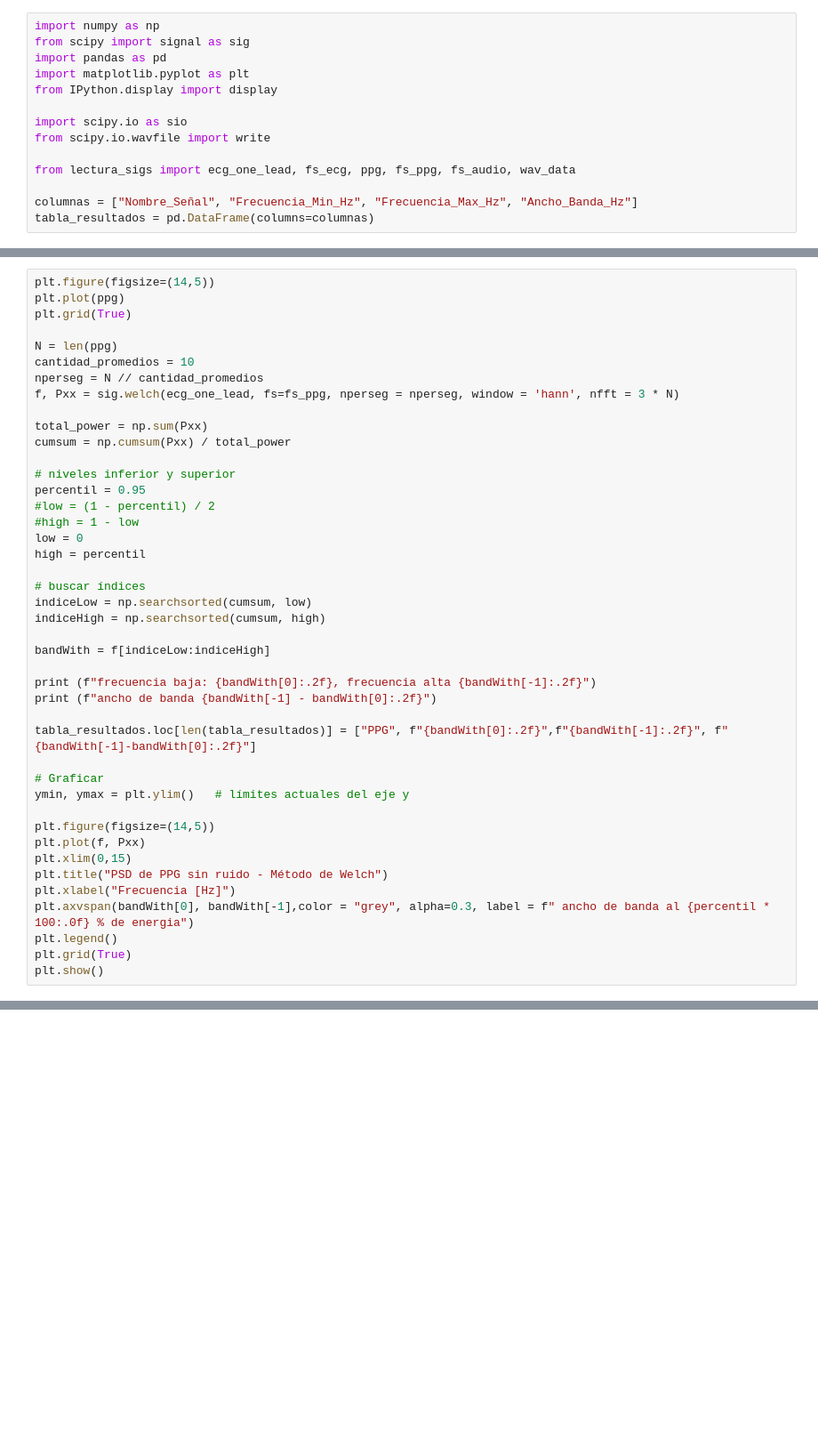
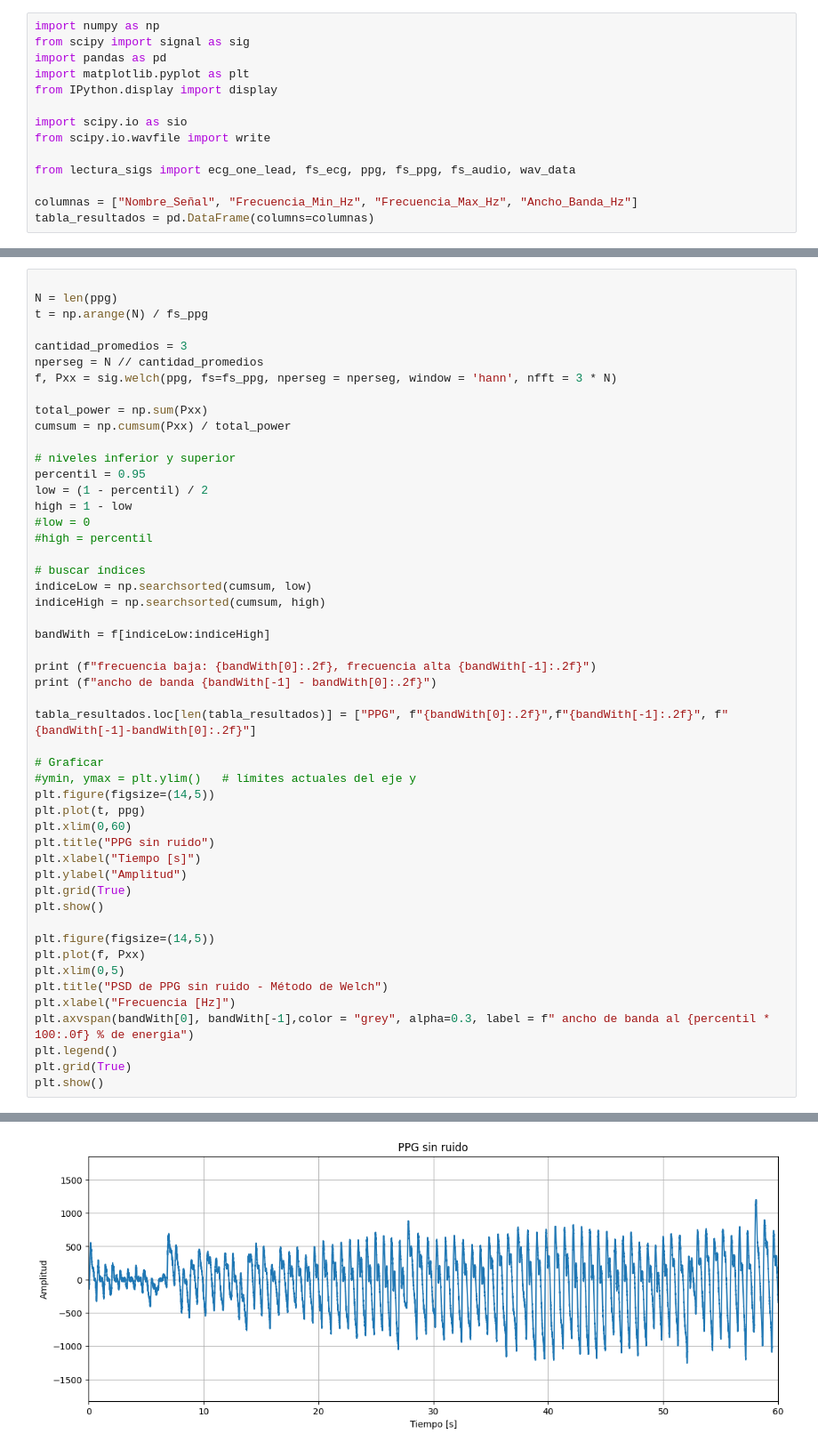
Before and after one commit to mugalperin-dev/APS-Trabajos, a Jupyter notebook: TS5/TS5_Huber_Galperin.ipynb, the cells around one changed output, grey strips where cells are left out. Shown at 89% size. Drawn from its saved outputs; the diff is of its cells as text; blank space fills up the shorter version.

```diff
--- a/TS5/TS5_Huber_Galperin.ipynb
+++ b/TS5/TS5_Huber_Galperin.ipynb
@@ -93,22 +97,21 @@ ancho de banda 22.77
 # %%
-plt.figure(figsize=(14,5))
-plt.plot(ppg)
-plt.grid(True)
 
 N = len(ppg)
-cantidad_promedios = 10
+t = np.arange(N) / fs_ppg
+
+cantidad_promedios = 3
 nperseg = N // cantidad_promedios
-f, Pxx = sig.welch(ecg_one_lead, fs=fs_ppg, nperseg = nperseg, window = 'hann', nfft = 3 * N)
+f, Pxx = sig.welch(ppg, fs=fs_ppg, nperseg = nperseg, window = 'hann', nfft = 3 * N)
 
 total_power = np.sum(Pxx)
 cumsum = np.cumsum(Pxx) / total_power
 
 # niveles inferior y superior
 percentil = 0.95
-#low = (1 - percentil) / 2
-#high = 1 - low
-low = 0
-high = percentil
+low = (1 - percentil) / 2
+high = 1 - low
+#low = 0
+#high = percentil
 
 # buscar índices
 indiceLow = np.searchsorted(cumsum, low)
@@ -122,14 +125,23 @@ print (f"ancho de banda {bandWith[-1] - bandWith[0]:.2f}")
 tabla_resultados.loc[len(tabla_resultados)] = ["PPG", f"{bandWith[0]:.2f}",f"{bandWith[-1]:.2f}", f"{bandWith[-1]-bandWith[0]:.2f}"]
 
 # Graficar
-ymin, ymax = plt.ylim()   # límites actuales del eje y
+#ymin, ymax = plt.ylim()   # límites actuales del eje y
+plt.figure(figsize=(14,5))
+plt.plot(t, ppg)
+plt.xlim(0,60)
+plt.title("PPG sin ruido")
+plt.xlabel("Tiempo [s]")
+plt.ylabel("Amplitud")
+plt.grid(True)
+plt.show()
 
 plt.figure(figsize=(14,5))
 plt.plot(f, Pxx)
-plt.xlim(0,15)
+plt.xlim(0,5)
 plt.title("PSD de PPG sin ruido - Método de Welch")
 plt.xlabel("Frecuencia [Hz]")
 plt.axvspan(bandWith[0], bandWith[-1],color = "grey", alpha=0.3, label = f" ancho de banda al {percentil *  100:.0f} % de energia")
 plt.legend()
 plt.grid(True)
 plt.show()
+# %% [output]
@@ -135,0 +150 @@ plt.show()
+[figure, added]
```
Also changed, not shown: parts of 9 cells of this notebook.
